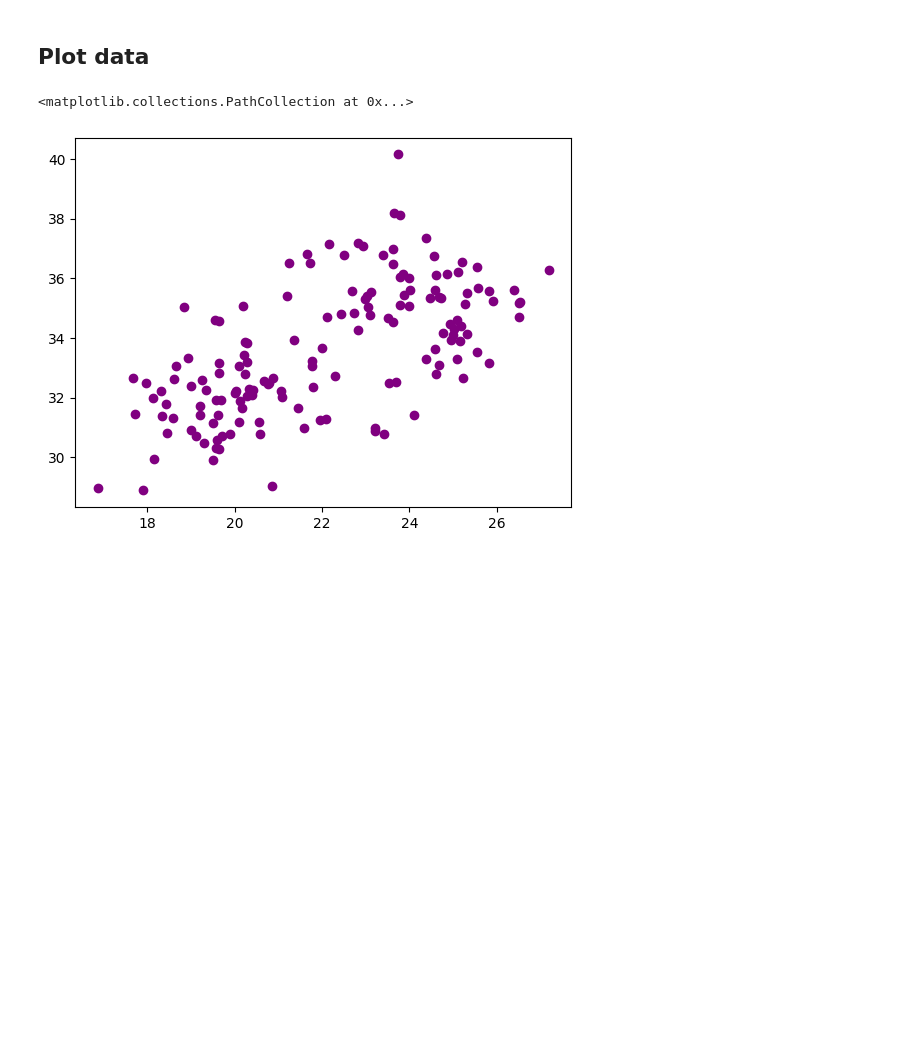
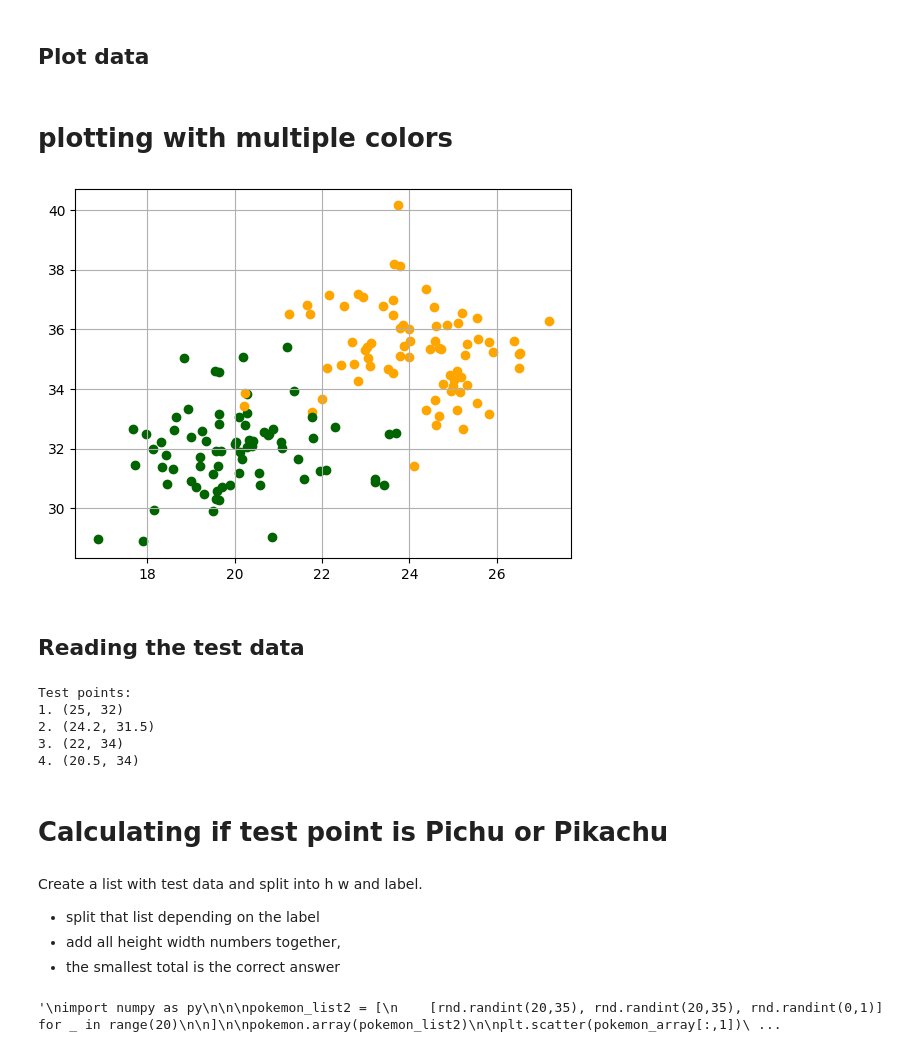
Before and after one commit to Rufshod/Python-Alexander-Andersson, a Jupyter notebook: Labs/Lab_2.ipynb, the cells around one changed output. Saved outputs shown, nothing was run; the diff lists cells and outputs as text; code cells hidden in the pictures; blank space fills up the shorter version.

Commit message:
Completed plotting with two different colors

```diff
--- a/Labs/Lab_2.ipynb
+++ b/Labs/Lab_2.ipynb
@@ -7,11 +7,9 @@
 # %% [markdown]
 ## Reading Data
 # %%
-with open("Lab_2_Data/datapoints.txt", "r") as file_data_read, open ("Lab_2_Data/testpoints.txt", "r") as file_test_read:
+with open("Lab_2_Data/datapoints.txt", "r") as file_data_read:
     for line in file_data_read:
         print(line, end="")
-    for line in file_test_read:
-        print(line, end="")
 # %% [output]
 (width (cm), height (cm), label (0-pichu, 1-pikachu))
 21.959384499160468, 31.23956701424158, 0
@@ -105,16 +103,48 @@ Pichu
 Pikachu
 # %% [markdown]
 ## Plot data
-# %%
-# importing pyplot
-import matplotlib.pyplot as plt
-
-# plotting everything as the same colour
-plt.scatter(width, height, c = "purple")
-# %% [output]
-<matplotlib.collections.PathCollection at 0x...>
-[figure, removed]
+# %% [markdown]
+
+# plotting with multiple colors
+# %%
+# importing pyplot
+import matplotlib.pyplot as plt
+
+#Creating a loop with if statement in order to decide what color should be chosen in the scatter plot
+
+p_c = "" #Creating a variable for pokemon color
+
+for (w, h, l) in zip(width, height, label): # Jonas Bengtström helped me with this code.
+    if l != 1.0:
+        p_c = "darkgreen"
+
+    else:
+        p_c = "orange"
+    plt.scatter(w, h, c = p_c)
+plt.grid()
+# %% [output]
+[figure, added]
+# %% [markdown]
+## Reading the test data
+# %%
+with open ("Lab_2_Data/testpoints.txt", "r") as file_test_read:
+    for line in file_test_read:
+        print(line, end="")
+# %% [output]
+Test points:
+1. (25, 32)
+2. (24.2, 31.5)
+3. (22, 34)
+4. (20.5, 34)
+# %% [markdown]
+# Calculating if test point is Pichu or Pikachu
+# %% [markdown]
+Create a list with test data and split into h w and label.
+- split that list depending on the label
+- add all height width numbers together,
+- the smallest total is the correct answer
 # %%
+'''
 import numpy as py
 
 
@@ -139,3 +169,6 @@ pokemon = [
 ]
 
 plt.plot(pokemon, 0)
+'''
+# %% [output]
+'\nimport numpy as py\n\n\npokemon_list2 = [\n    [rnd.randint(20,35), rnd.randint(20,35), rnd.randint(0,1)] for _ in range(20)\n\n]\n\npokemon.array(pokemon_list2)\n\nplt.scatter(pokemon_array[:,1])\ ...
```
Also changed, not shown: parts of 3 cells of this notebook.
